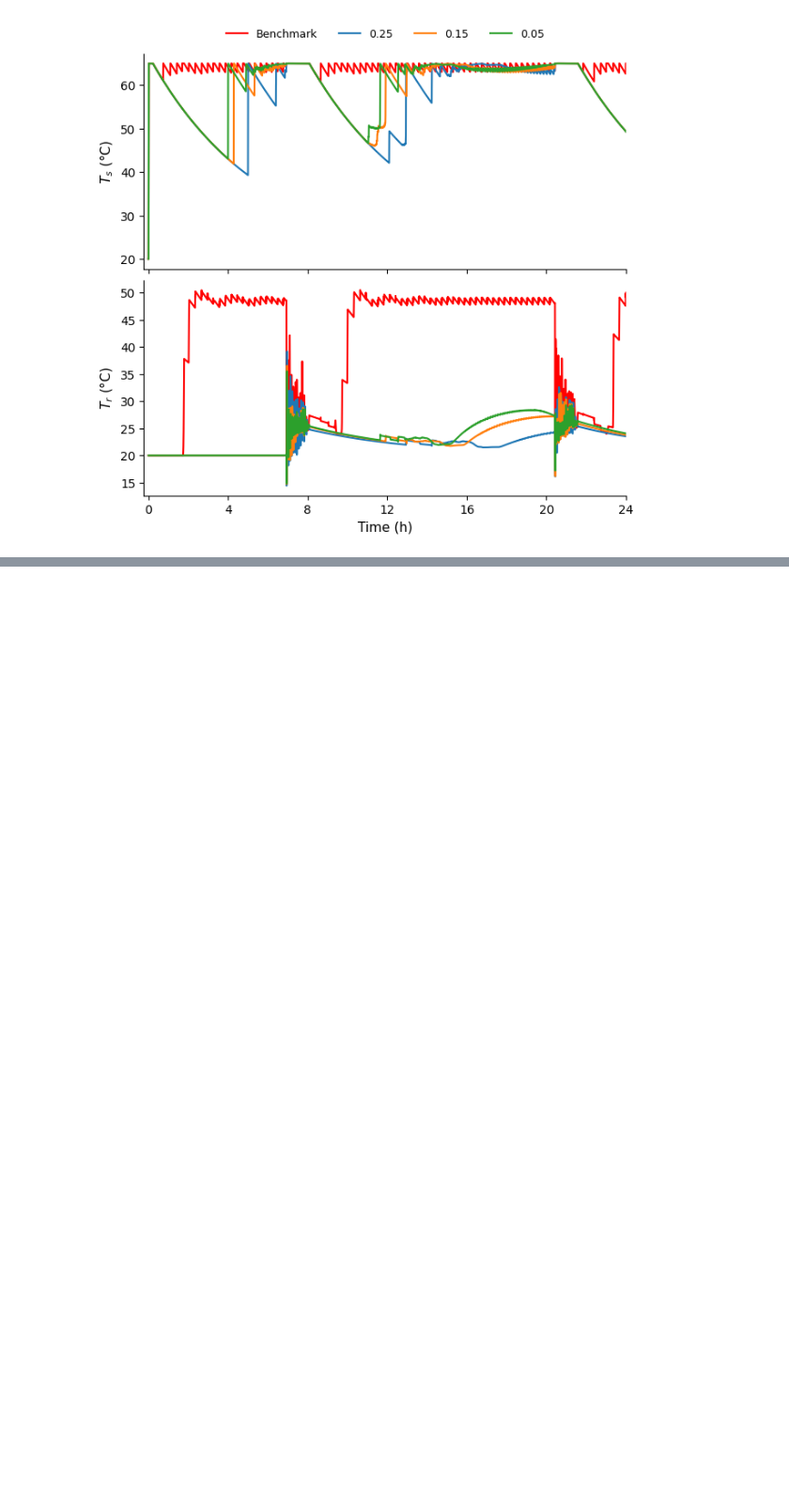
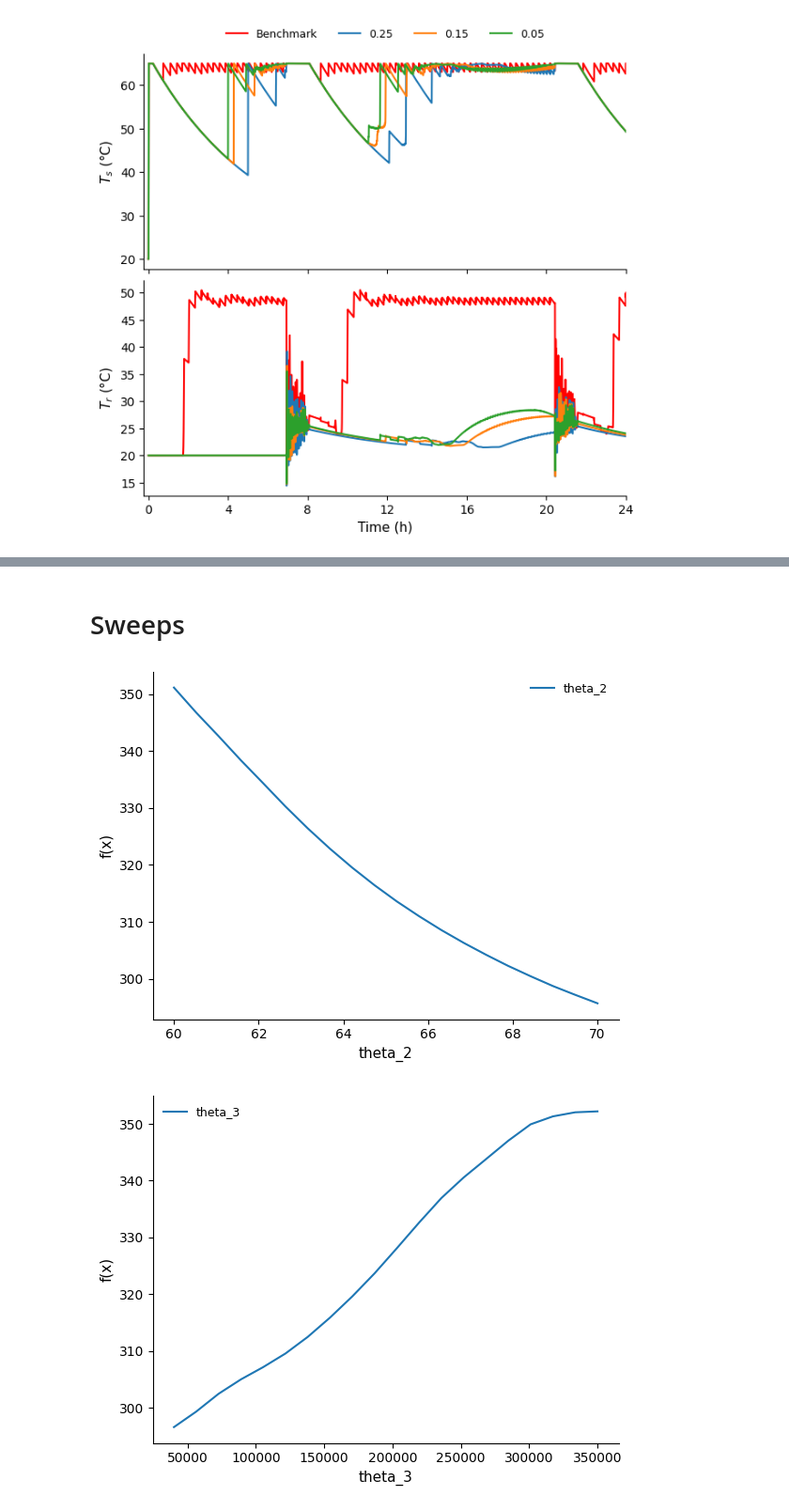
Before and after one commit to Pietervb2/thesis, a Jupyter notebook: codeplotLIT/thesisplots.ipynb, the cells around one changed output, grey strips where cells are left out. Shown at 94% size. Drawn from its saved outputs; the diff is of its cells as text; code cells hidden in the pictures; blank space fills up the shorter version.

```diff
--- a/codeplotLIT/thesisplots.ipynb
+++ b/codeplotLIT/thesisplots.ipynb
@@ -636,0 +641,34 @@ for i in range(2,3):
+# %% [markdown]
+# Sweeps
+# %%
+
+for i in range(2,6):
+    sweep = f'cost_function_sweep_Profile_2_theta{i}'
+
+    file_cost_terms = f'cost_function_terms_Profile_2_theta{i}_Ts=11.csv'
+    file_path_cost_terms = os.path.join(base_dir, 'sweeps', sweep, file_cost_terms)
+    dict_theta_terms = pd.read_csv(file_path_cost_terms)
+
+    theta = dict_theta_terms[f'theta_{i}']
+    cost = dict_theta_terms['cost']
+    term_Tr = dict_theta_terms['term_Tr']
+    term_Ts = dict_theta_terms['term_Ts']
+    term_dTs = dict_theta_terms['term_dTs']
+    regularization = dict_theta_terms['regularization']
+
+    # term_TsCOP = dict_theta_terms['termTs_COP']
+    # term_TrCOP = dict_theta_terms['termTr_COP']
+
+    # plt.title("Total cost - dTs")
+    plt.plot(theta, cost - term_dTs, label=f'theta_{i}')
+
+
+    # plt.plot(theta, term_TsCOP + term_TrCOP, label='termTs_COP + termTr_COP')
+
+    plt.legend()
+    plt.xlabel(r"$\theta_{%d}$" % i)
+    plt.ylabel(r"$f(x)$")
+    plt.show()
+# %% [output]
+[figure, added]
+[figure, added]
```
Also changed, not shown: parts of 5 cells of this notebook, 25 other files.
